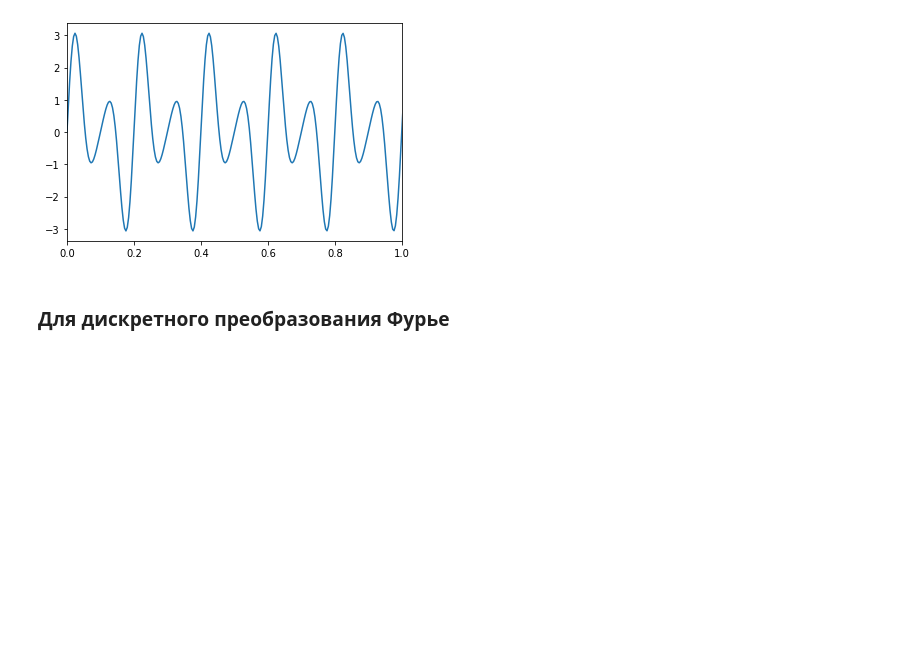
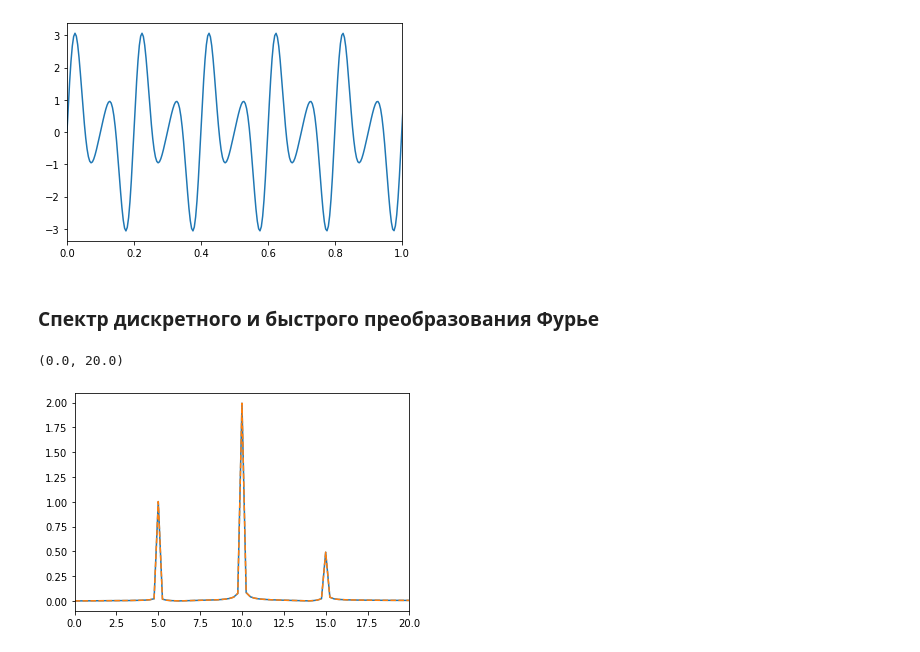
Before and after one commit to DaniilSysoev/opisis_sem_3, a Jupyter notebook: Описис_сем_3.ipynb, the cells around one changed output. Saved outputs shown, nothing was run; the diff lists cells and outputs as text; code cells hidden in the pictures; blank space fills up the shorter version.

```diff
--- a/Описис_сем_3.ipynb
+++ b/Описис_сем_3.ipynb
@@ -112,4 +112,11 @@ plt.plot(t, u)
 [<matplotlib.lines.Line2D at 0x...>]
 [figure]
 # %% [markdown]
-<h3>Для дискретного преобразования Фурье</h3>
+<h3>Спектр дискретного и быстрого преобразования Фурье</h3>
+# %%
+plt.plot(freq[0:n//2], (np.hypot(spec1.real, spec1.imag)/n*2.0)[0:n//2], label='ДПФ')
+plt.plot(freq[0:n//2], (np.hypot(spec2.real, spec2.imag)/n*2.0)[0:n//2], '--', label='БПФ')
+plt.xlim(0, 20)
+# %% [output]
+(0.0, 20.0)
+[figure, added]
```
Also changed, not shown: parts of 4 cells of this notebook.
